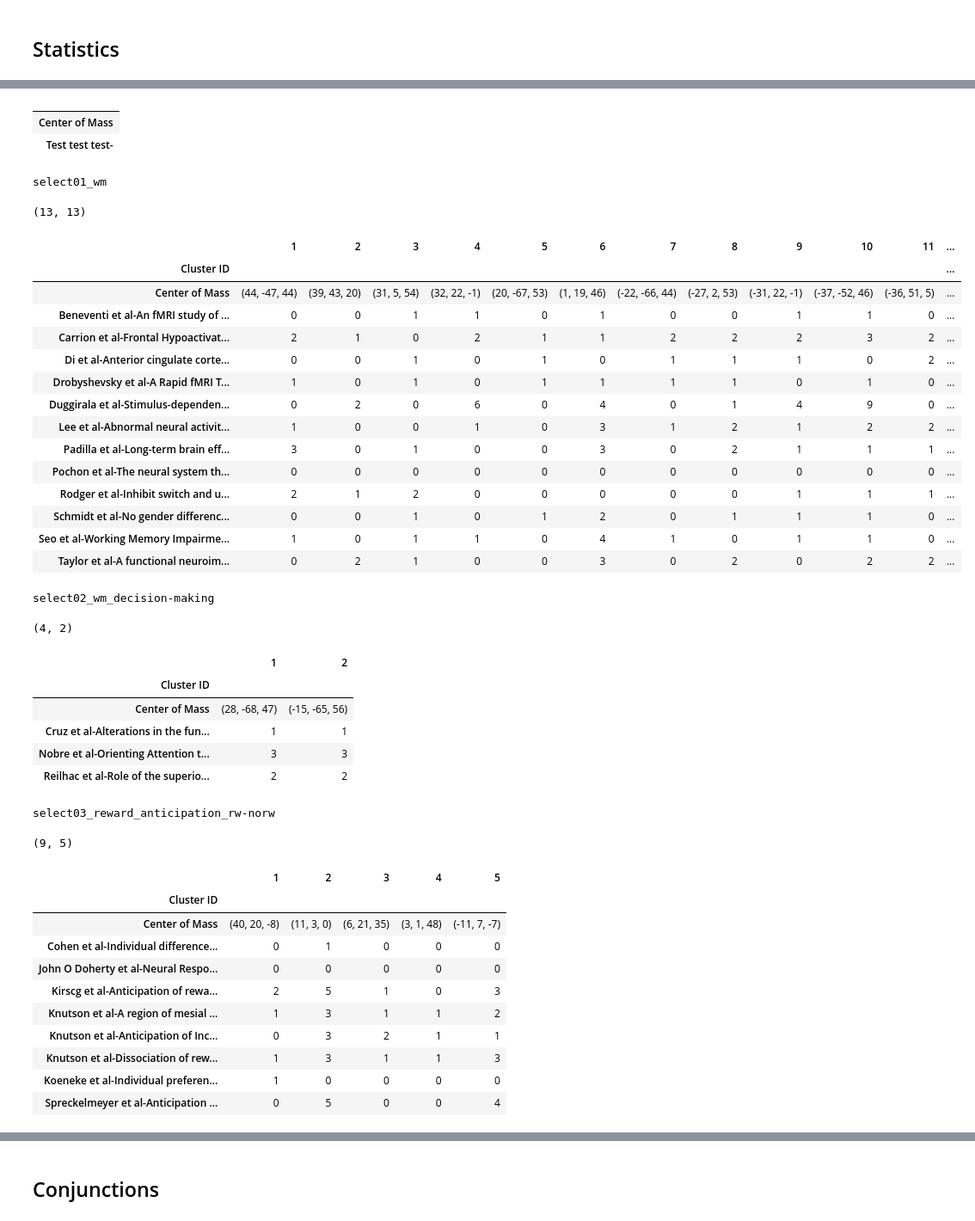
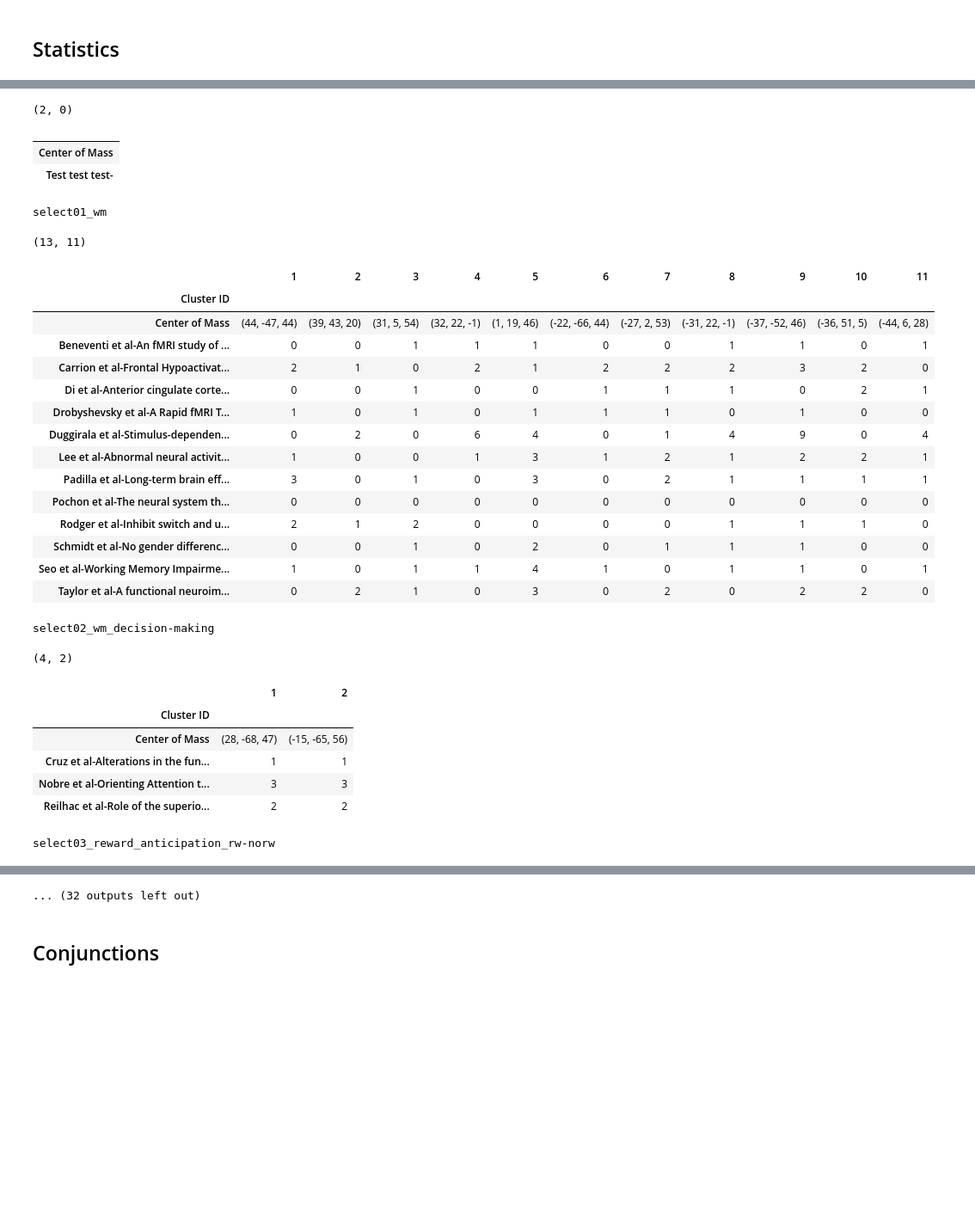
Before and after one commit to Andrei-Md/neural-centers-of-consequence, a Jupyter notebook: repr/ale-analysis/bulk-ale-analysis-byexp.ipynb, the cells around one changed output, grey strips where cells are left out. Shown at 86% size. Saved outputs shown, nothing was run; the diff lists cells and outputs as text; code cells hidden in the pictures; blank space fills up the shorter version.

```diff
--- a/repr/ale-analysis/bulk-ale-analysis-byexp.ipynb
+++ b/repr/ale-analysis/bulk-ale-analysis-byexp.ipynb
@@ -27,6 +29,7 @@ _nii_folder = r'../data_db/nifti-ale/by_exp/'
 _nii_folder_z = r'../data_db/nifti-ale/by_exp/z_nii/'
 _res_folder = r'../data_db/res/by_exp/'
 _nii_combos_folder = r'../data_db/nifti-ale/combos/by_exp/'
+_threshold = 1.644854 # cluster-level p < .05, one-tailed
 # %% [markdown]
 ## ALE Working Memory: visual task stimulus and task modality n-task
 # %%
@@ -93,7 +96,7 @@ for index, (k, corr_result) in enumerate(corrected_results.items()):
         cut_coords=4,
         display_mode="z",
         title="Semantic select " + str(index),
-        threshold=2.326,  #'auto' # cluster-level p < .01, one-tailed
+        threshold=_threshold,
         cmap="RdBu_r",
         vmax=4,
         axes=axes[index],
@@ -116,7 +119,7 @@ from nimare.diagnostics import FocusCounter
 
 counter = FocusCounter(
     target_image="z_desc-size_level-cluster_corr-FWE_method-montecarlo",
-    voxel_thresh=None,
+    voxel_thresh=_threshold,
 )
 for index, (file_name, corr_res) in enumerate(corrected_results.items()):
     print(file_name)
@@ -130,41 +132,30 @@ select00_test
+(2, 0)
 |  |
 | Center of Mass |
 | Test test test- |
-select01_wm
-(13, 13)
+select01_wm
+(13, 11)
-|  | 1 | 2 | 3 | 4 | 5 | 6 | 7 | 8 | 9 | 10 | 11 | ... |
-| Cluster ID |  |  |  |  |  |  |  |  |  |  |  | ... |
-| Center of Mass | (44, -47, 44) | (39, 43, 20) | (31, 5, 54) | (32, 22, -1) | (20, -67, 53) | (1, 19, 46) | (-22, -66, 44) | (-27, 2, 53) | (-31, 22, -1) | (-37, -52, 46) | (-36, 51, 5) | ... |
-| Beneventi et al-An fMRI study of ... | 0 | 0 | 1 | 1 | 0 | 1 | 0 | 0 | 1 | 1 | 0 | ... |
-| Carrion et al-Frontal Hypoactivat... | 2 | 1 | 0 | 2 | 1 | 1 | 2 | 2 | 2 | 3 | 2 | ... |
-| Di et al-Anterior cingulate corte... | 0 | 0 | 1 | 0 | 1 | 0 | 1 | 1 | 1 | 0 | 2 | ... |
-| Drobyshevsky et al-A Rapid fMRI T... | 1 | 0 | 1 | 0 | 1 | 1 | 1 | 1 | 0 | 1 | 0 | ... |
-| Duggirala et al-Stimulus-dependen... | 0 | 2 | 0 | 6 | 0 | 4 | 0 | 1 | 4 | 9 | 0 | ... |
-| Lee et al-Abnormal neural activit... | 1 | 0 | 0 | 1 | 0 | 3 | 1 | 2 | 1 | 2 | 2 | ... |
-| Padilla et al-Long-term brain eff... | 3 | 0 | 1 | 0 | 0 | 3 | 0 | 2 | 1 | 1 | 1 | ... |
-| Pochon et al-The neural system th... | 0 | 0 | 0 | 0 | 0 | 0 | 0 | 0 | 0 | 0 | 0 | ... |
-| Rodger et al-Inhibit switch and u... | 2 | 1 | 2 | 0 | 0 | 0 | 0 | 0 | 1 | 1 | 1 | ... |
-| Schmidt et al-No gender differenc... | 0 | 0 | 1 | 0 | 1 | 2 | 0 | 1 | 1 | 1 | 0 | ... |
-| Seo et al-Working Memory Impairme... | 1 | 0 | 1 | 1 | 0 | 4 | 1 | 0 | 1 | 1 | 0 | ... |
-| Taylor et al-A functional neuroim... | 0 | 2 | 1 | 0 | 0 | 3 | 0 | 2 | 0 | 2 | 2 | ... |
+|  | 1 | 2 | 3 | 4 | 5 | 6 | 7 | 8 | 9 | 10 | 11 |
+| Cluster ID |  |  |  |  |  |  |  |  |  |  |  |
+| Center of Mass | (44, -47, 44) | (39, 43, 20) | (31, 5, 54) | (32, 22, -1) | (1, 19, 46) | (-22, -66, 44) | (-27, 2, 53) | (-31, 22, -1) | (-37, -52, 46) | (-36, 51, 5) | (-44, 6, 28) |
+| Beneventi et al-An fMRI study of ... | 0 | 0 | 1 | 1 | 1 | 0 | 0 | 1 | 1 | 0 | 1 |
+| Carrion et al-Frontal Hypoactivat... | 2 | 1 | 0 | 2 | 1 | 2 | 2 | 2 | 3 | 2 | 0 |
+| Di et al-Anterior cingulate corte... | 0 | 0 | 1 | 0 | 0 | 1 | 1 | 1 | 0 | 2 | 1 |
+| Drobyshevsky et al-A Rapid fMRI T... | 1 | 0 | 1 | 0 | 1 | 1 | 1 | 0 | 1 | 0 | 0 |
+| Duggirala et al-Stimulus-dependen... | 0 | 2 | 0 | 6 | 4 | 0 | 1 | 4 | 9 | 0 | 4 |
+| Lee et al-Abnormal neural activit... | 1 | 0 | 0 | 1 | 3 | 1 | 2 | 1 | 2 | 2 | 1 |
+| Padilla et al-Long-term brain eff... | 3 | 0 | 1 | 0 | 3 | 0 | 2 | 1 | 1 | 1 | 1 |
+| Pochon et al-The neural system th... | 0 | 0 | 0 | 0 | 0 | 0 | 0 | 0 | 0 | 0 | 0 |
+| Rodger et al-Inhibit switch and u... | 2 | 1 | 2 | 0 | 0 | 0 | 0 | 1 | 1 | 1 | 0 |
+| Schmidt et al-No gender differenc... | 0 | 0 | 1 | 0 | 2 | 0 | 1 | 1 | 1 | 0 | 0 |
+| Seo et al-Working Memory Impairme... | 1 | 0 | 1 | 1 | 4 | 1 | 0 | 1 | 1 | 0 | 1 |
+| Taylor et al-A functional neuroim... | 0 | 2 | 1 | 0 | 3 | 0 | 2 | 0 | 2 | 2 | 0 |
-select02_wm_decision-making
-(4, 2)
+select02_wm_decision-making
+(4, 2)
 |  | 1 | 2 |
 | Cluster ID |  |  |
 | Center of Mass | (28, -68, 47) | (-15, -65, 56) |
 | Cruz et al-Alterations in the fun... | 1 | 1 |
 | Nobre et al-Orienting Attention t... | 3 | 3 |
 | Reilhac et al-Role of the superio... | 2 | 2 |
-select03_reward_anticipation_rw-norw
-(9, 5)
+select03_reward_anticipation_rw-norw
-|  | 1 | 2 | 3 | 4 | 5 |
-| Cluster ID |  |  |  |  |  |
-| Center of Mass | (40, 20, -8) | (11, 3, 0) | (6, 21, 35) | (3, 1, 48) | (-11, 7, -7) |
-| Cohen et al-Individual difference... | 0 | 1 | 0 | 0 | 0 |
-| John O Doherty et al-Neural Respo... | 0 | 0 | 0 | 0 | 0 |
-| Kirscg et al-Anticipation of rewa... | 2 | 5 | 1 | 0 | 3 |
-| Knutson et al-A region of mesial ... | 1 | 3 | 1 | 1 | 2 |
-| Knutson et al-Anticipation of Inc... | 0 | 3 | 2 | 1 | 1 |
-| Knutson et al-Dissociation of rew... | 1 | 3 | 1 | 1 | 3 |
-| Koeneke et al-Individual preferen... | 1 | 0 | 0 | 0 | 0 |
-| Spreckelmeyer et al-Anticipation ... | 0 | 5 | 0 | 0 | 4 |
@@ -172,3 +163,4 @@ select03_reward_anticipation_rw-norw
+... (32 outputs left out)
 # %% [markdown]
 ## Conjunctions
 # %%
```
Also changed, not shown: parts of 8 cells of this notebook, 16 other files.
